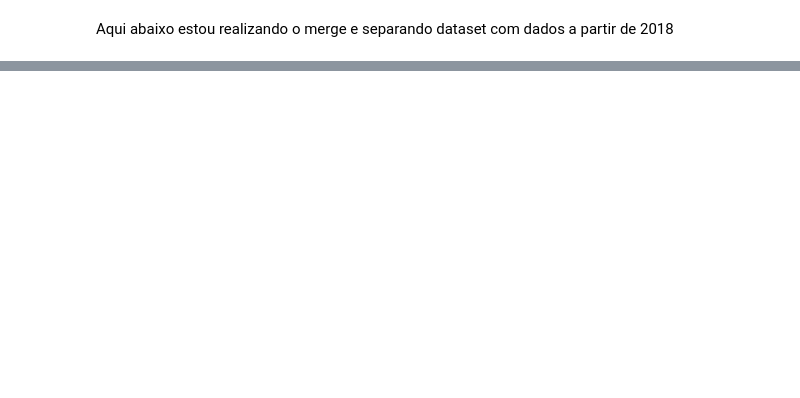
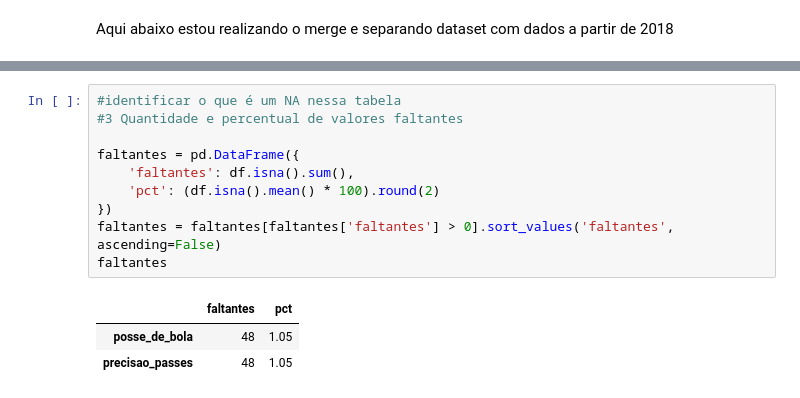
Before and after one commit to CharleneSantos/Caixaverso-FC5, a Jupyter notebook: notebooks/analises.ipynb, the cells around one changed output, grey strips where cells are left out. Drawn from its saved outputs; the diff is of its cells as text; blank space fills up the shorter version.

```diff
--- a/notebooks/analises.ipynb
+++ b/notebooks/analises.ipynb
@@ -58,0 +184,14 @@ df_filtrado.info()
+# %%
+#identificar o que é um NA nessa tabela
+#3 Quantidade e percentual de valores faltantes
+
+faltantes = pd.DataFrame({
+    'faltantes': df.isna().sum(),
+    'pct': (df.isna().mean() * 100).round(2)
+})
+faltantes = faltantes[faltantes['faltantes'] > 0].sort_values('faltantes', ascending=False)
+faltantes
+# %% [output]
+|  | faltantes | pct |
+| posse_de_bola | 48 | 1.05 |
+| precisao_passes | 48 | 1.05 |
```
Also changed, not shown: parts of 30 cells of this notebook, 2 other files.
